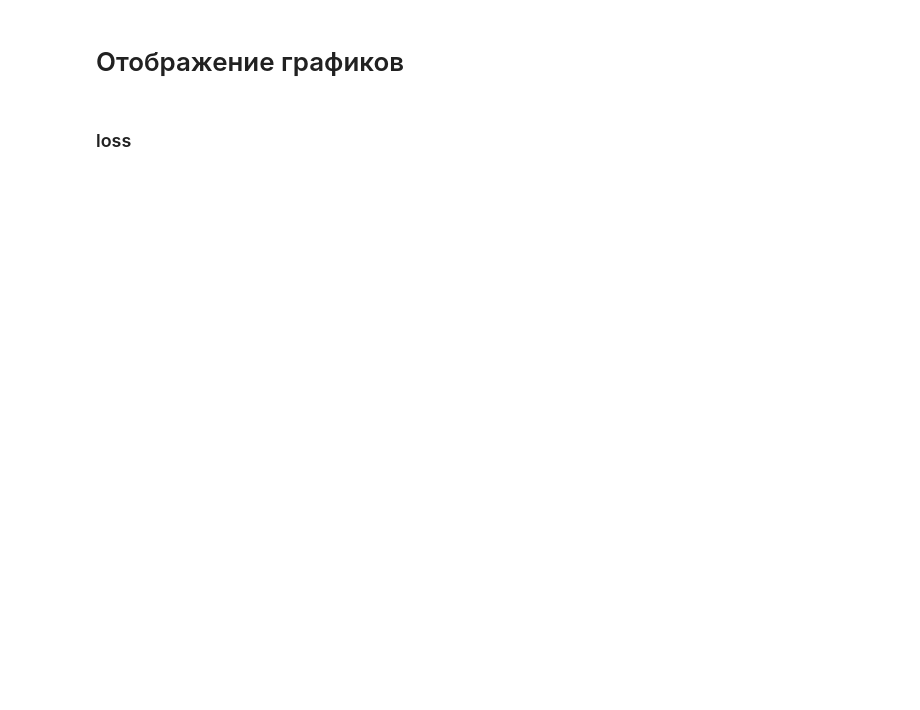
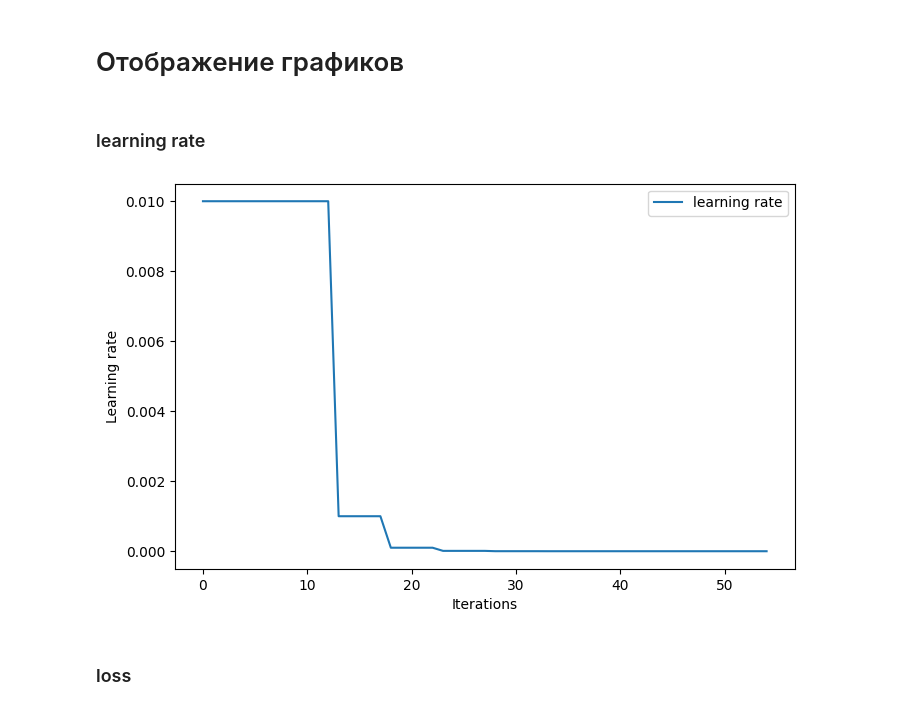
Before and after one commit to JooudDoo/AI_Tasks, a Jupyter notebook: 01_Task/main2.ipynb, the cells around one changed output. Cells and saved outputs as stored; diff of their text form; code cells hidden in the pictures; blank space fills up the shorter version.

```diff
--- a/01_Task/main2.ipynb
+++ b/01_Task/main2.ipynb
@@ -260,9 +274,9 @@ def train_step():
 
 def valid_step():
     model.eval()
-    acc = MulticlassAccuracy(num_classes=len(classes), average="micro")
-    recall = MulticlassRecall(num_classes=len(classes), average="macro")
-    precision = MulticlassPrecision(num_classes=len(classes), average="macro")
+    acc = MulticlassAccuracy(num_classes=len(CLASSES), average="micro")
+    recall = MulticlassRecall(num_classes=len(CLASSES), average="macro")
+    precision = MulticlassPrecision(num_classes=len(CLASSES), average="macro")
     acc.to(device)
     recall.to(device)
     precision.to(device)
@@ -292,6 +306,7 @@ valid_losses = []
 valid_accs = []
 valid_recs = []
 valid_precs = []
+lrs = []
 # %% [markdown]
 # Цикл обучения
 # %%
@@ -306,24 +321,36 @@ for epoch in (pbar := tqdm(range(epochs))):
     valid_loss, valid_acc, valid_recall, valid_precision = valid_step()
     scheduler.step(valid_loss)
 
-    if WEIGHT_SAVER != "nothing" and valid_loss < best_loss and  epoch > 3:
+    if WEIGHT_SAVER != "nothing" and valid_loss < best_loss and epoch > 3:
         best_loss = valid_loss
 
         print(f"Saved weights with acc/rec/prec: {valid_acc:.2f}/{valid_recall:.2f}/{valid_precision:.2f} | loss: {valid_loss:.4f}")
-        if learnLogFile is not None: learnLogFile.write(f"Saved weights with acc/rec/prec: {valid_acc:.2f}/{valid_recall:.2f}/{valid_precision:.2f} | loss: {valid_loss:.4f}\n")
+        if learnLogFile is not None:
+            learnLogFile.write(
+                f"Saved weights with acc/rec/prec: {valid_acc:.2f}/{valid_recall:.2f}/{valid_precision:.2f}")
+            learnLogFile.write(f"| loss: {valid_loss:.4f}\n")
 
         if WEIGHT_SAVER == "all":
-            torch.save(model.state_dict(), f"./{logLearnFolder}/weights_{epoch}.pth")
+            torch.save(model.state_dict(),
+                       f"{logLearnFolder}/weights_{epoch}.pth")
         elif WEIGHT_SAVER == "last":
-            torch.save(model.state_dict(), f"./{logLearnFolder}/weights_last.pth")
+            torch.save(model.state_dict(),
+                       f"{logLearnFolder}/weights_last.pth")
 
+    for i, param_group in enumerate(optimizer.param_groups):
+        lrs.append(float(param_group['lr']))
     train_losses.append(train_loss)
     valid_losses.append(valid_loss)
     valid_accs.append(valid_acc)
     valid_recs.append(valid_recall)
     valid_precs.append(valid_precision)
 
-    if learnLogFile is not None: learnLogFile.write(f"[{epoch}] acc/rec/prec: {valid_acc:.2f}/{valid_recall:.2f}/{valid_precision:.2f}  | train/valid loss: {train_loss:.4f}/{valid_loss:.4f}\n")
-    pbar.set_description(f'acc/rec/prec: {valid_acc:.2f}/{valid_recall:.2f}/{valid_precision:.2f}  | train/valid loss: {train_loss:.4f}/{valid_loss:.4f}')
+    if learnLogFile is not None:
+        learnLogFile.write(
+            f"[{epoch}] acc/rec/prec: {valid_acc:.2f}/{valid_recall:.2f}/{valid_precision:.2f} ")
+        learnLogFile.write(f"| train/valid loss: {train_loss:.4f}/{valid_loss:.4f}\n")
+    pbar.set_description(
+        f'acc/rec/prec: {valid_acc:.2f}/{valid_recall:.2f}/{valid_precision:.2f}  | train/valid loss: {train_loss:.4f}/{valid_loss:.4f}')
 
-if learnLogFile is not None: learnLogFile.close()
+if learnLogFile is not None:
+    learnLogFile.close()
@@ -330,5 +363,18 @@ if learnLogFile is not None: learnLogFile.close()
 # %% [markdown]
 # Отображение графиков
+# %% [markdown]
+### learning rate
+# %%
+fig = plt.figure(figsize=(8, 5))
+
+plt.plot(lrs, label='learning rate')
+plt.legend()
+plt.xlabel('Iterations')
+plt.ylabel('Learning rate')
+if logLearnFolder is not None: plt.savefig(f"{logLearnFolder}/lr.png")
+plt.show()
+# %% [output]
+[figure, added]
 # %% [markdown]
 ### loss
 # %%
```
Also changed, not shown: parts of 15 cells of this notebook, 4 other files.
